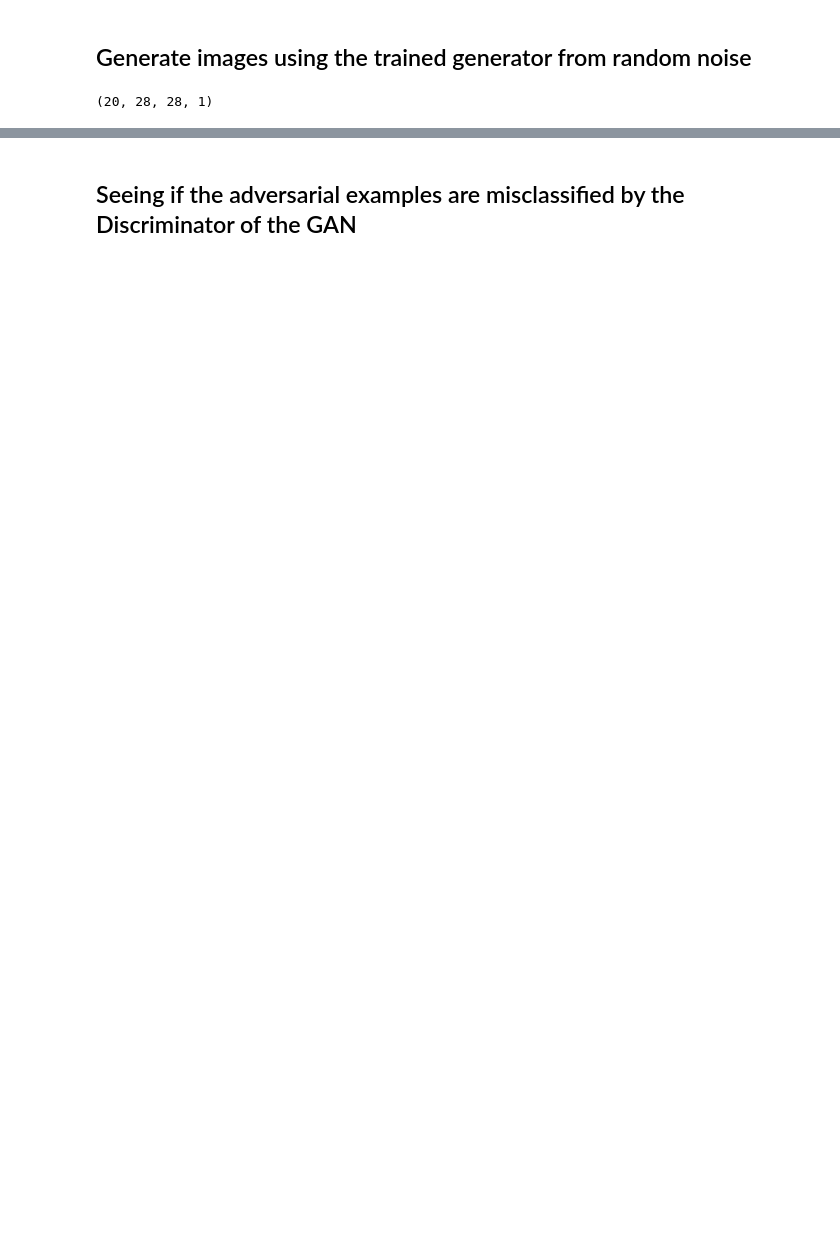
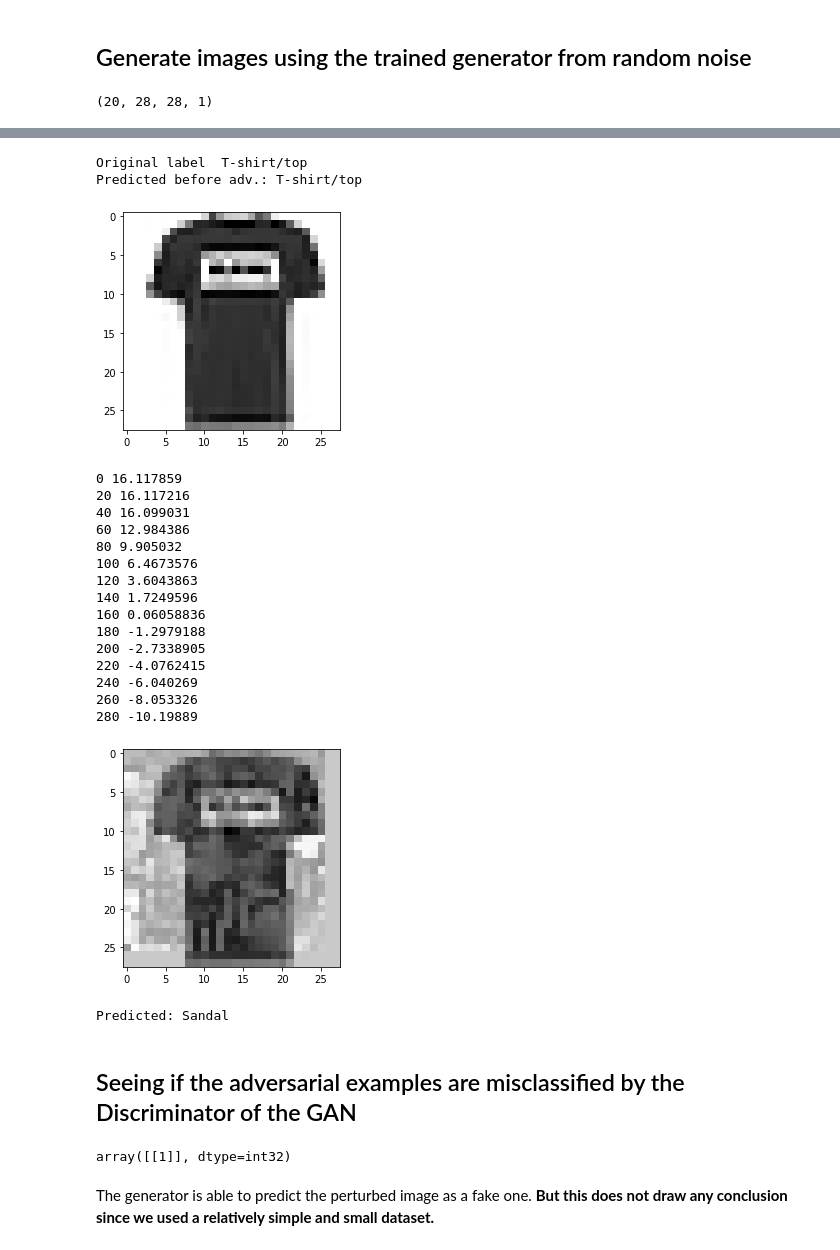
Before and after one commit to sayakpaul/Adversarial-Examples-in-Deep-Learning, a Jupyter notebook: GANs_w_Adversaries.ipynb, the cells around one changed output, grey strips where cells are left out. Saved outputs shown, nothing was run; the diff lists cells and outputs as text; code cells hidden in the pictures; blank space fills up the shorter version.

```diff
--- a/GANs_w_Adversaries.ipynb
+++ b/GANs_w_Adversaries.ipynb
@@ -276,0 +350,4 @@ plt.show()
+# %%
+# Define class labels
+LABELS = ['T-shirt/top', 'Trouser', 'Pullover', 'Dress', 'Coat',
+               'Sandal', 'Shirt', 'Sneaker', 'Bag', 'Ankle boot']
@@ -277,2 +421,38 @@ plt.show()
+# %%
+# Randomly select an image
+idx = int(np.random.choice(X_train.shape, 1))
+sample_image = X_train[idx]
+
+# Let's go (target -> Sandal (idx: 5))
+print("Original label ",LABELS[y_train[idx]])
+perturbed_image = perturb_image(sample_image, y_train[idx], 5, apparel_model)
+# %% [output]
+Original label  T-shirt/top
+Predicted before adv.: T-shirt/top
+[figure, added]
+0 16.117859
+20 16.117216
+40 16.099031
+60 12.984386
+80 9.905032
+100 6.4673576
+120 3.6043863
+140 1.7249596
+160 0.06058836
+180 -1.2979188
+200 -2.7338905
+220 -4.0762415
+240 -6.040269
+260 -8.053326
+280 -10.19889
+[figure, added]
+Predicted: Sandal
 # %% [markdown]
 ## Seeing if the adversarial examples are misclassified by the Discriminator of the GAN
+# %%
+# 0 -> Real image 1-> Fake image
+disc.predict_classes(perturbed_image)
+# %% [output]
+array([[1]], dtype=int32)
+# %% [markdown]
+The generator is able to predict the perturbed image as a fake one. **But this does not draw any conclusion since we used a relatively simple and small dataset.**
```
Also changed, not shown: parts of 12 cells of this notebook.
